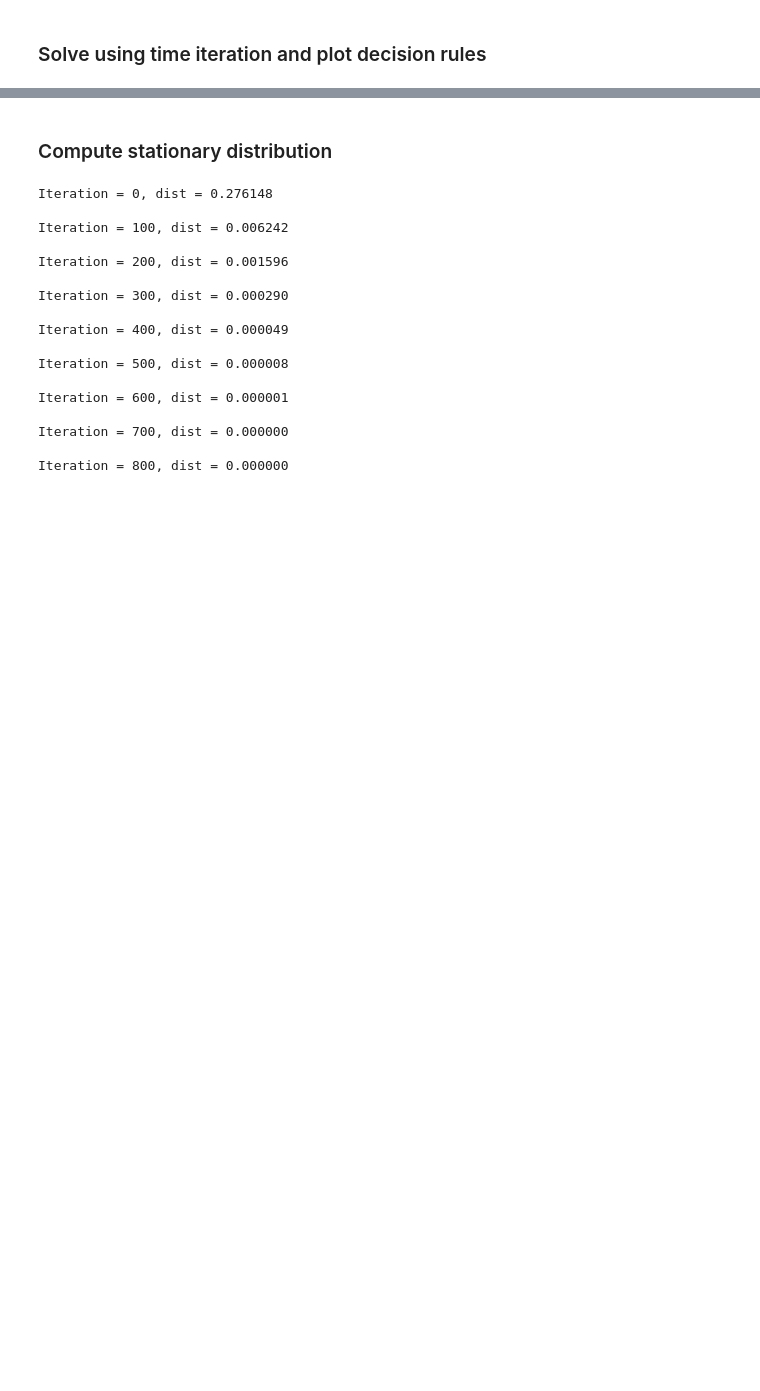
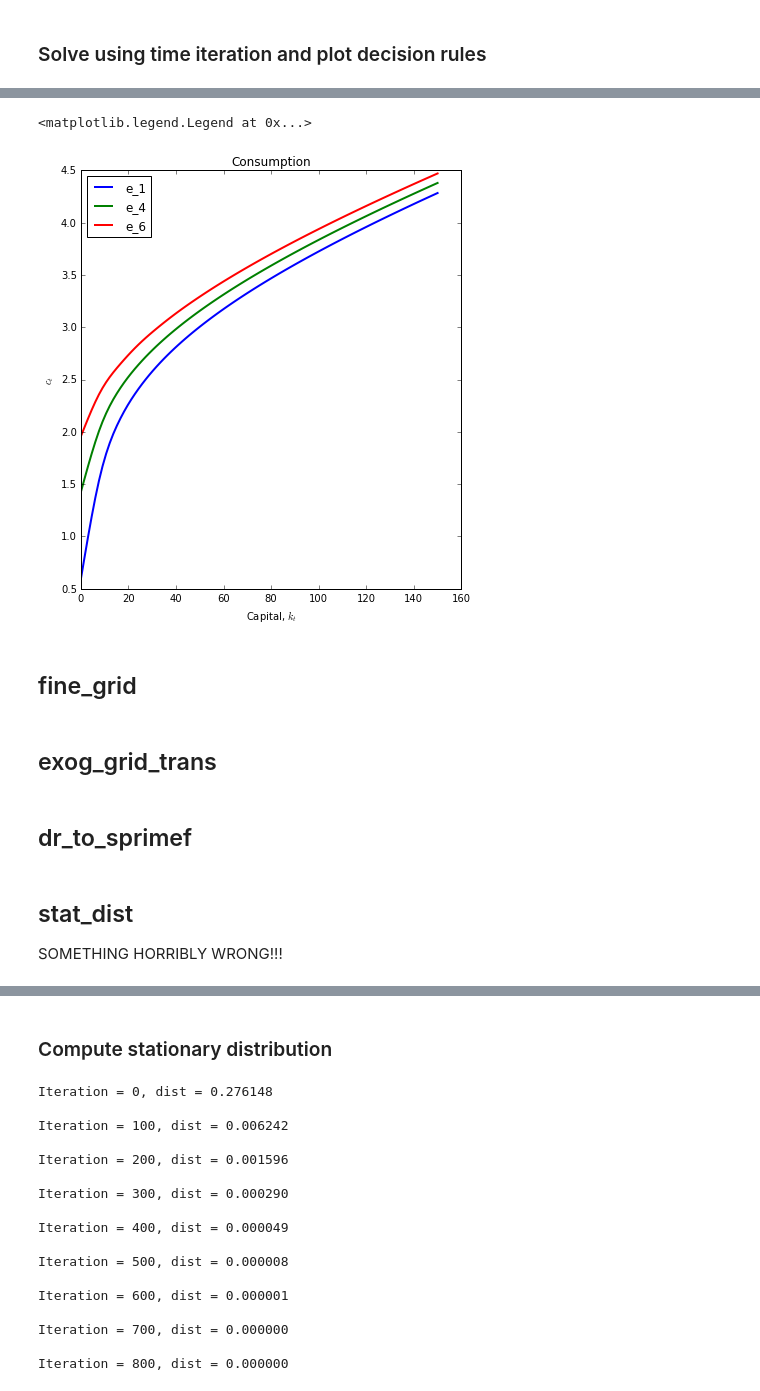
Before and after one commit to jagman88/dolo, a Jupyter notebook: examples/models/incomplete_markets_dtcscc_TimeIterationDirect.ipynb, the cells around one changed output, grey strips where cells are left out. Cells and saved outputs as stored; diff of their text form; code cells hidden in the pictures; blank space fills up the shorter version.

```diff
--- a/examples/models/incomplete_markets_dtcscc_TimeIterationDirect.ipynb
+++ b/examples/models/incomplete_markets_dtcscc_TimeIterationDirect.ipynb
@@ -56,0 +57,27 @@ plt.grid()
+# %%
+filename = 'incomplete_markets_dtcscc_REVERSE.yaml'
+model = yaml_import(filename)
+
+Nf = np.array([9, 100])     # Ne, Nk
+# %%
+dr = time_iteration_direct(model,with_complementarities=True, verbose=False)
+# %%
+%matplotlib inline
+
+egrid = np.unique(dr.grid[:,0])
+kss = model.calibration['states'][1]
+
+plt.figure(figsize=(15, 7.5))
+plt.subplot(121)
+plot_decision_rule(model, dr, state='k', plot_controls='c', n_steps=100, s0=np.array([egrid[0], kss]), label='e_1', linewidth=2,)
+plot_decision_rule(model, dr, state='k', plot_controls='c', n_steps=100, s0=np.array([egrid[3], kss]), label='e_4', linewidth=2,)
+plot_decision_rule(model, dr, state='k', plot_controls='c', n_steps=100, s0=np.array([egrid[5], kss]), label='e_6', linewidth=2,)
+plt.ylabel('$c_t$')
+plt.xlabel('Capital, $k_t$')
+plt.title('Consumption')
+plt.legend(loc='best')
+# %% [output]
+<matplotlib.legend.Legend at 0x...>
+[figure, added]
+# %% [markdown]
+## fine_grid
@@ -56,0 +86,2 @@ plt.grid()
+# %% [markdown]
+## exog_grid_trans
@@ -56,0 +90,2 @@ plt.grid()
+# %% [markdown]
+## dr_to_sprimef
@@ -56,0 +94,5 @@ plt.grid()
+# %% [markdown]
+## stat_dist
+
+
+SOMETHING HORRIBLY WRONG!!!
```
Also changed, not shown: parts of 24 cells of this notebook, 4 other files.
